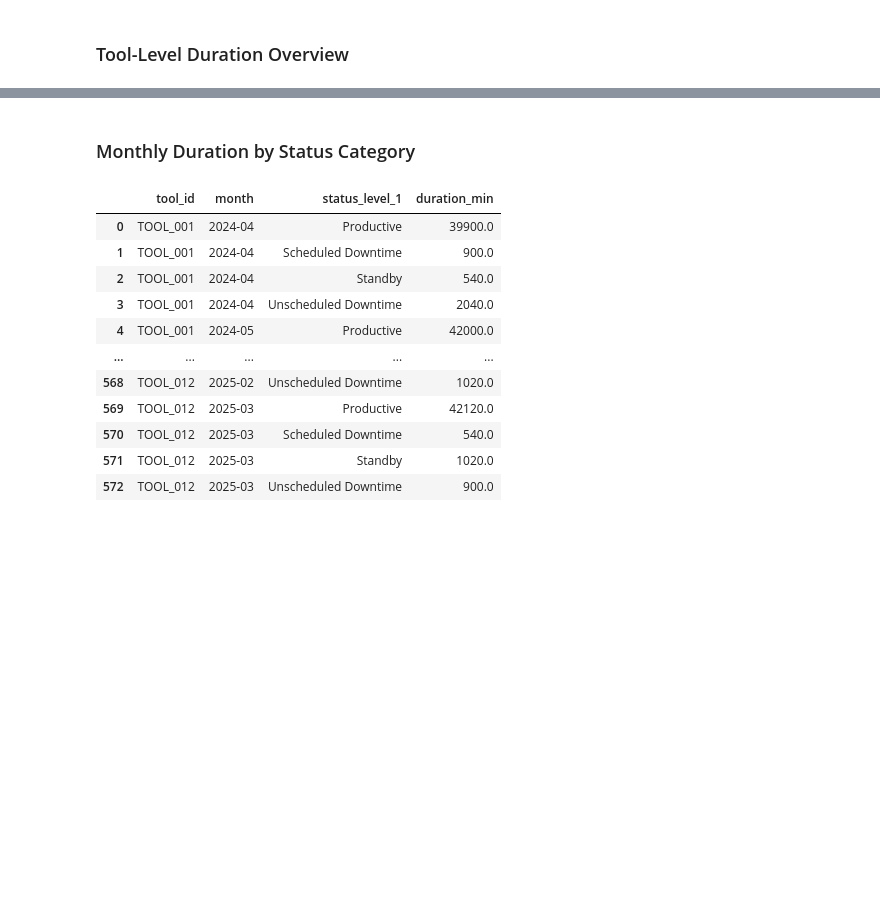
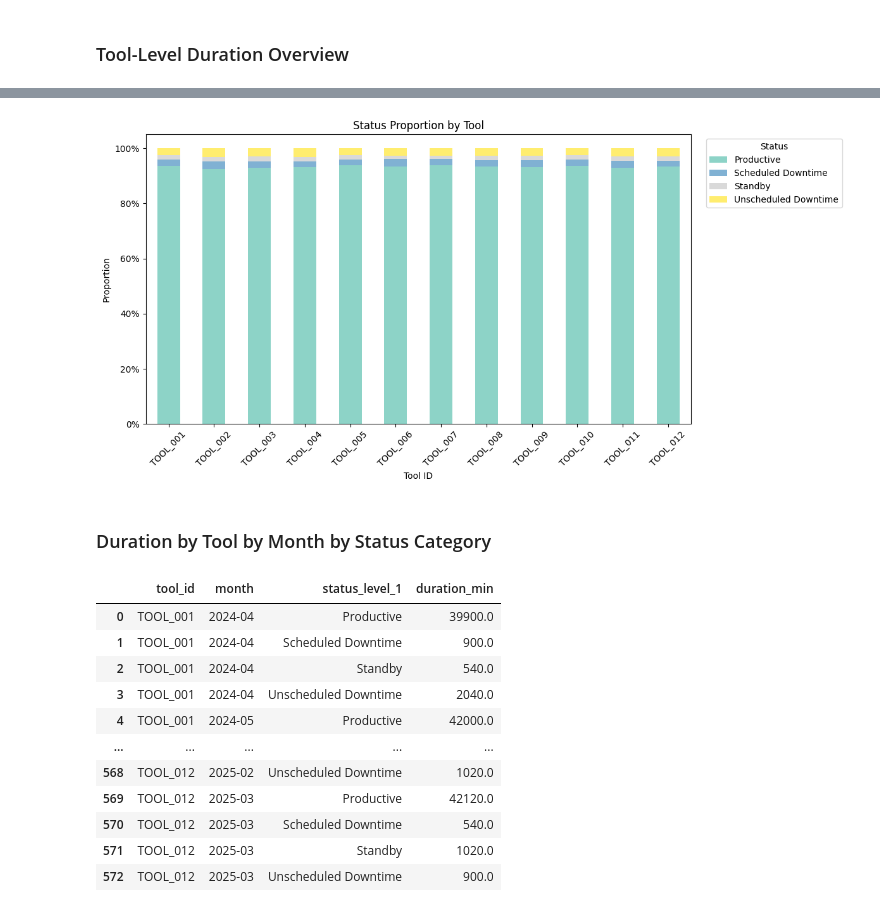
Before and after one commit to jessicaleave/tool-log-analysis, a Jupyter notebook: notebook/exploratory_analysis.ipynb, the cells around one changed output, grey strips where cells are left out. Drawn from its saved outputs; the diff is of its cells as text; code cells hidden in the pictures; blank space fills up the shorter version.

```diff
--- a/notebook/exploratory_analysis.ipynb
+++ b/notebook/exploratory_analysis.ipynb
@@ -135,5 +156,24 @@ Timestamp('2025-04-01 00:00:00')
+# %%
+tool_ratio = duration_by_tool.div(duration_by_tool.sum(axis=1), axis=0)
+
+tool_ratio.plot(
+    kind="bar",
+    stacked=True,
+    figsize=(12, 6),
+    colormap="Set3",
+    title="Status Proportion by Tool"
+)
+plt.ylabel("Proportion")
+plt.xlabel("Tool ID")
+plt.gca().yaxis.set_major_formatter(PercentFormatter(1.0))
+plt.xticks(rotation=45)
+plt.legend(title="Status", bbox_to_anchor=(1.02, 1), loc="upper left")
+plt.tight_layout()
+plt.show()
+# %% [output]
+[figure, added]
 # %% [markdown]
-### Monthly Duration by Status Category
+### Duration by Tool by Month by Status Category
 # %%
 df["month"] = df["start_time"].dt.to_period("M").astype(str)
 monthly_status_duration = df.groupby(["tool_id", "month", "status_level_1"])["duration_min"].sum().reset_index()
```
Also changed, not shown: parts of 5 cells of this notebook.
